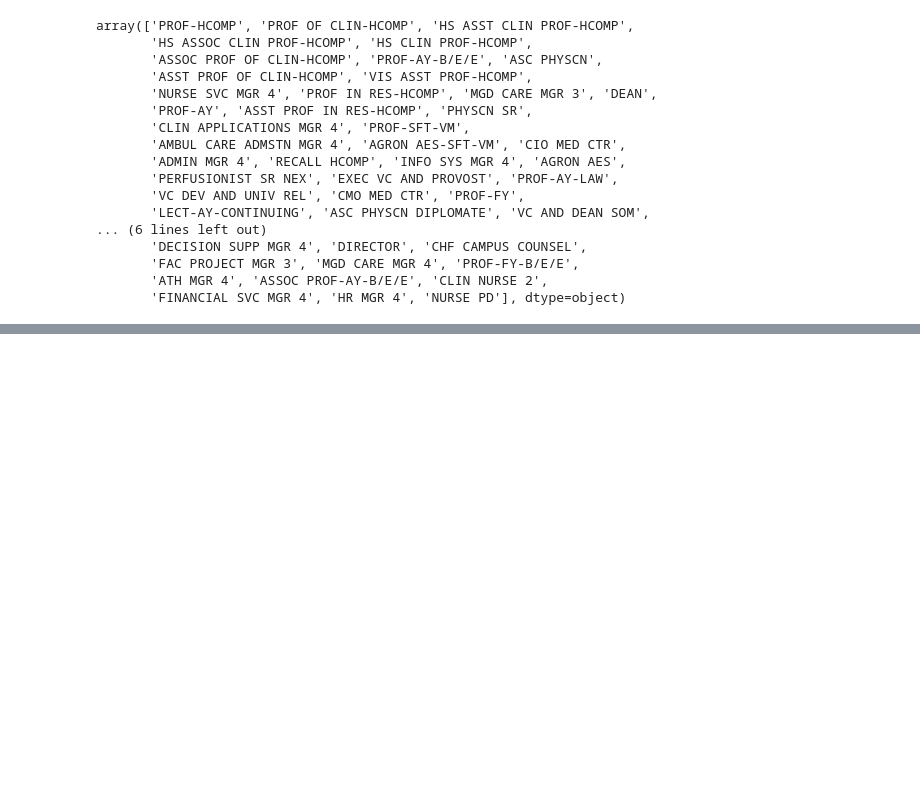
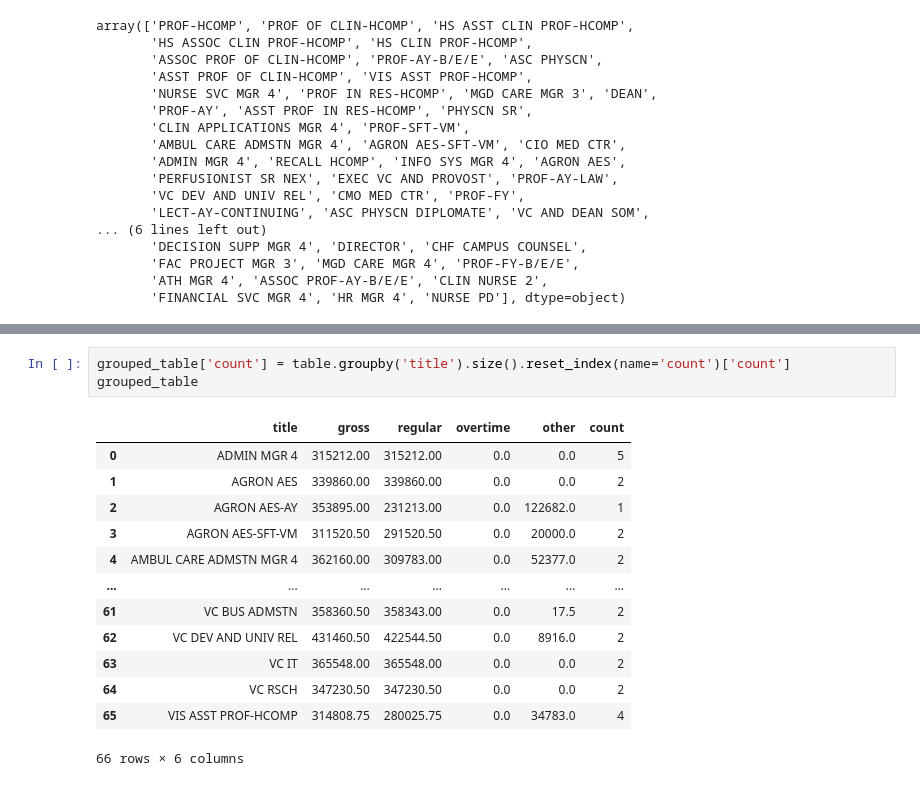
Before and after one commit to cc81972/STA141B, a Jupyter notebook: hw2/homework_2.ipynb, the cells around one changed output, grey strips where cells are left out. Saved outputs shown, nothing was run; the diff lists cells and outputs as text; blank space fills up the shorter version.

```diff
--- a/hw2/homework_2.ipynb
+++ b/hw2/homework_2.ipynb
@@ -448,0 +466,17 @@ array(['PROF-HCOMP', 'PROF OF CLIN-HCOMP', 'HS ASST CLIN PROF-HCOMP',
+# %%
+grouped_table['count'] = table.groupby('title').size().reset_index(name='count')['count']
+grouped_table
+# %% [output]
+|  | title | gross | regular | overtime | other | count |
+| 0 | ADMIN MGR 4 | 315212.00 | 315212.00 | 0.0 | 0.0 | 5 |
+| 1 | AGRON AES | 339860.00 | 339860.00 | 0.0 | 0.0 | 2 |
+| 2 | AGRON AES-AY | 353895.00 | 231213.00 | 0.0 | 122682.0 | 1 |
+| 3 | AGRON AES-SFT-VM | 311520.50 | 291520.50 | 0.0 | 20000.0 | 2 |
+| 4 | AMBUL CARE ADMSTN MGR 4 | 362160.00 | 309783.00 | 0.0 | 52377.0 | 2 |
+| ... | ... | ... | ... | ... | ... | ... |
+| 61 | VC BUS ADMSTN | 358360.50 | 358343.00 | 0.0 | 17.5 | 2 |
+| 62 | VC DEV AND UNIV REL | 431460.50 | 422544.50 | 0.0 | 8916.0 | 2 |
+| 63 | VC IT | 365548.00 | 365548.00 | 0.0 | 0.0 | 2 |
+| 64 | VC RSCH | 347230.50 | 347230.50 | 0.0 | 0.0 | 2 |
+| 65 | VIS ASST PROF-HCOMP | 314808.75 | 280025.75 | 0.0 | 34783.0 | 4 |
+66 rows × 6 columns
```
Also changed, not shown: parts of 5 cells of this notebook.
